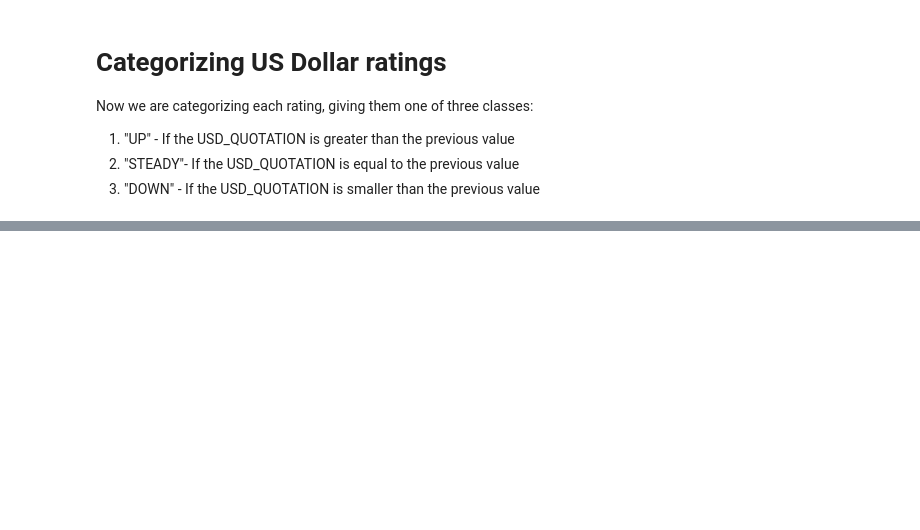
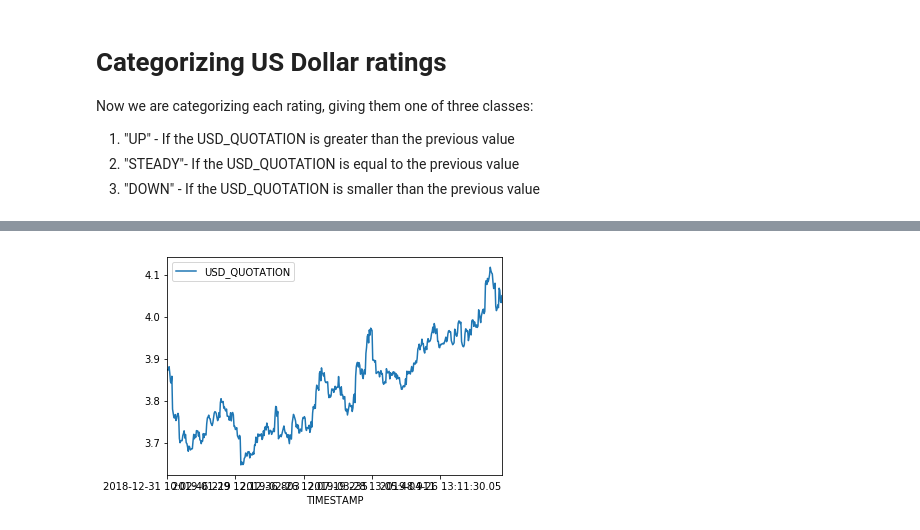
Before and after one commit to gcarvs/News-Impact-On-Dollar, a Jupyter notebook: notebooks/DatasetsPreProcessing.ipynb, the cells around one changed output, grey strips where cells are left out. Saved outputs shown, nothing was run; the diff lists cells and outputs as text; code cells hidden in the pictures; blank space fills up the shorter version.

Commit message:
Removed unused prints and created a simple graph for the quotation

```diff
--- a/notebooks/DatasetsPreProcessing.ipynb
+++ b/notebooks/DatasetsPreProcessing.ipynb
@@ -102,0 +102,6 @@ dolarRates.head(20)
+# %%
+dolarRates.plot(kind='line',x='TIMESTAMP',y='USD_QUOTATION')
+
+plot.show()
+# %% [output]
+[figure, added]
```
Also changed, not shown: parts of 2 cells of this notebook.
